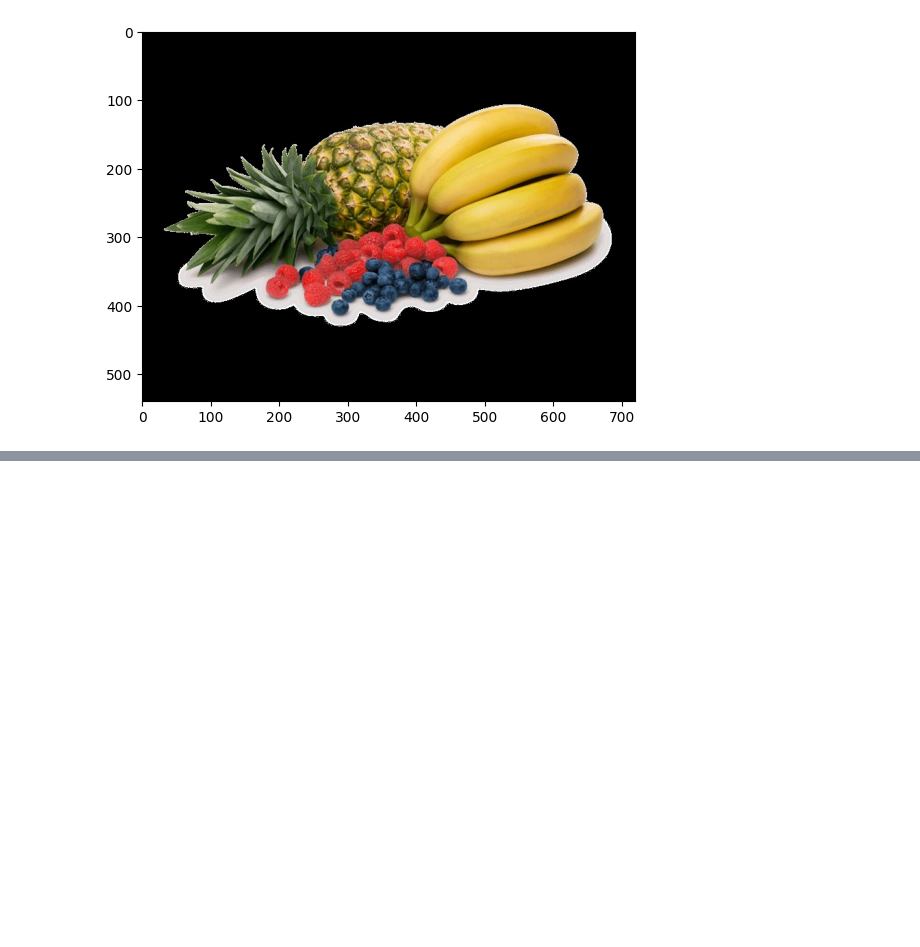
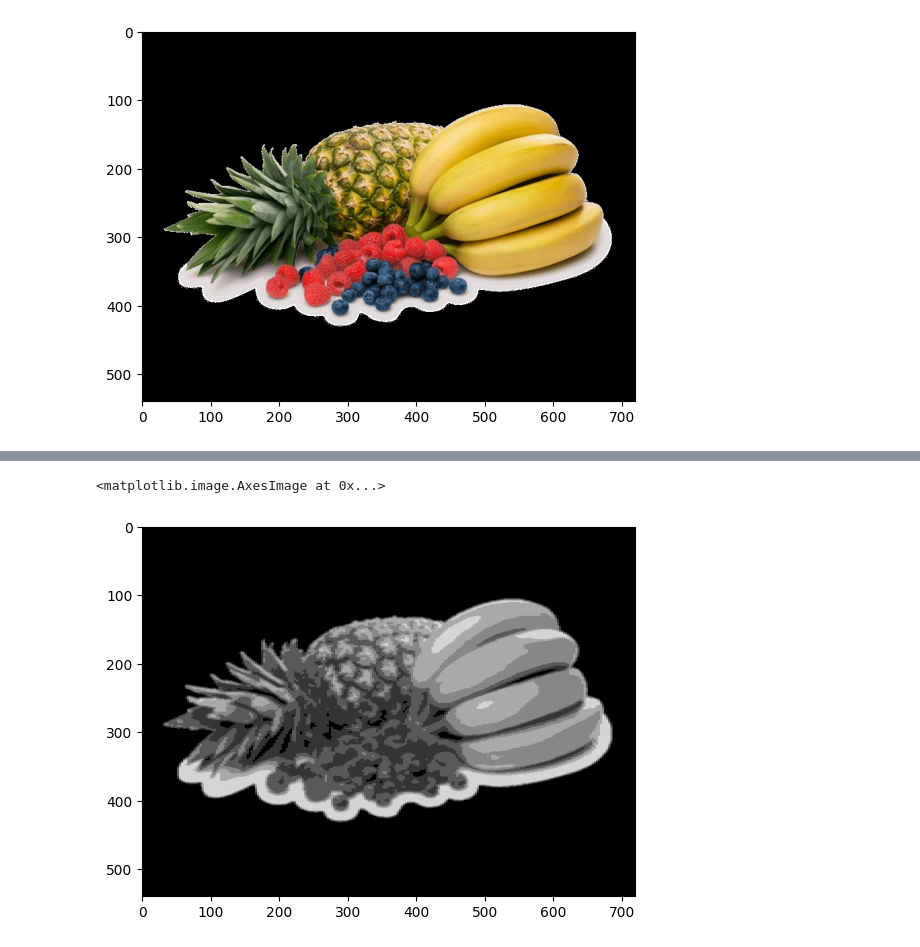
Before and after one commit to adnanzaih/segmentation_hexagonlavish, a Jupyter notebook: src/Thresholding.ipynb, the cells around one changed output, grey strips where cells are left out. Cells and saved outputs as stored; diff of their text form; code cells hidden in the pictures; blank space fills up the shorter version.

```diff
--- a/src/Thresholding.ipynb
+++ b/src/Thresholding.ipynb
@@ -26,0 +26,19 @@ plt.imshow(gray, cmap='gray', vmin=0, vmax=255)
+# %%
+# convert the image to a 2D array of pixels
+pixel_values = blur.reshape((-1, 3))
+# convert to float
+pixel_values = np.float32(pixel_values)
+
+criteria = (cv2.TERM_CRITERIA_EPS + cv2.TERM_CRITERIA_MAX_ITER, 100, 0.2)
+k = 6 # number of clusters k
+
+_, labels, (centers) = cv2.kmeans(pixel_values, k, None, criteria, 10, cv2.KMEANS_RANDOM_CENTERS)
+
+centers = np.uint8(centers)
+labels = labels.flatten()
+segmented_image = centers[labels.flatten()]
+segmented_image = segmented_image.reshape(blur.shape)
+plt.imshow(segmented_image, cmap='gray', vmin=0, vmax=255)
+# %% [output]
+<matplotlib.image.AxesImage at 0x...>
+[figure, added]
```
Also changed, not shown: parts of 6 cells of this notebook.
